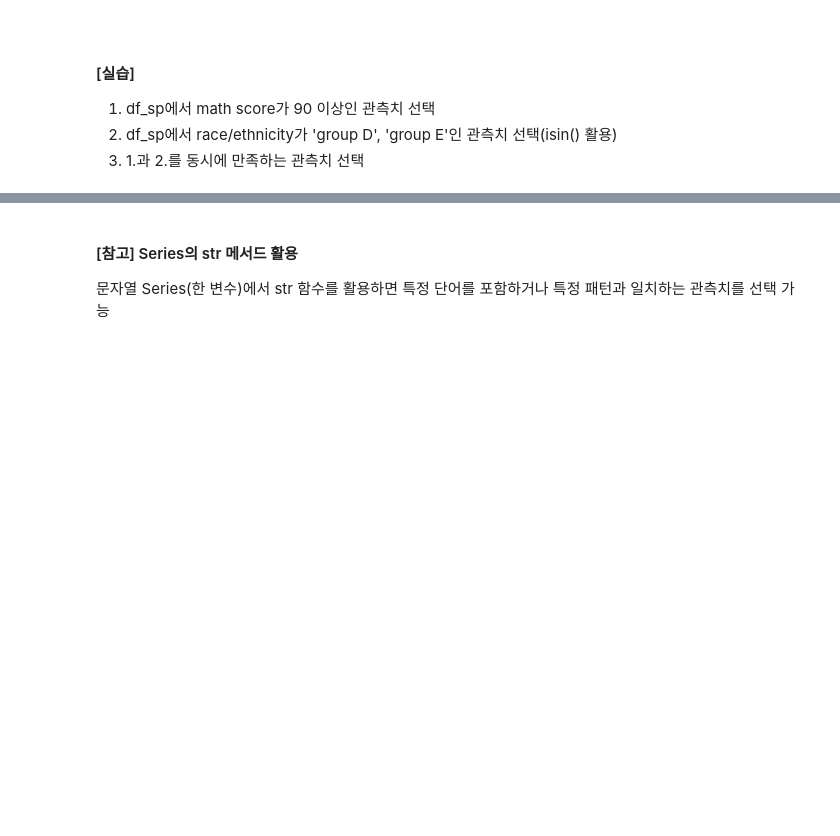
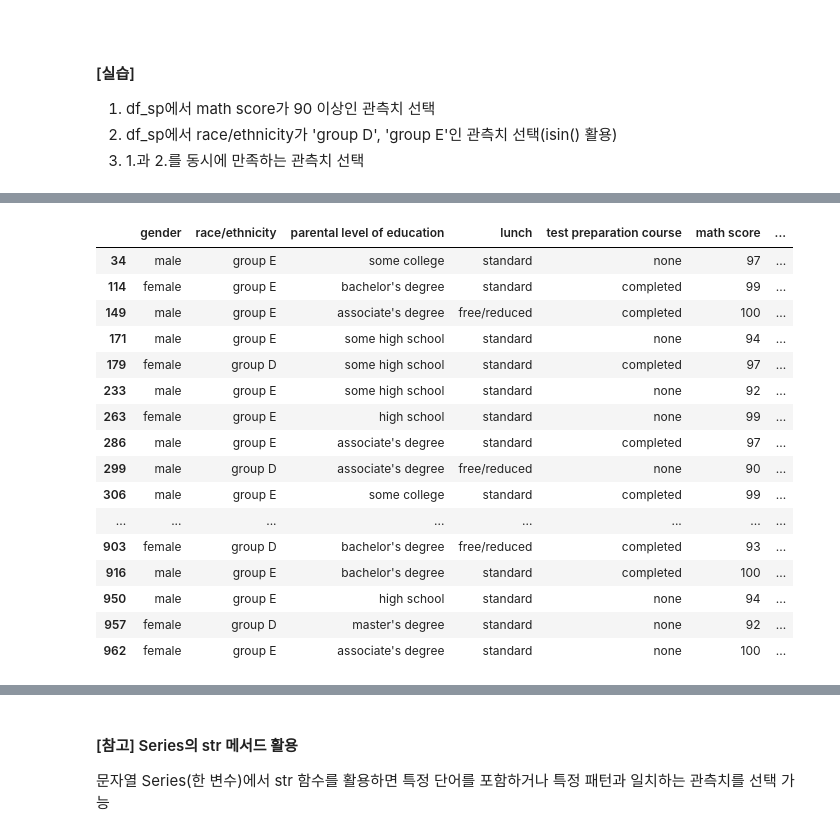
Before and after one commit to jonhpark7966/fastcampus_python_data_analysis, a Jupyter notebook: 20230711_remote/04_데이터 결합 및 부분 선택.ipynb, the cells around one changed output, grey strips where cells are left out. Cells and saved outputs as stored; diff of their text form; code cells hidden in the pictures; blank space fills up the shorter version.

```diff
--- a/20230711_remote/04_데이터 결합 및 부분 선택.ipynb
+++ b/20230711_remote/04_데이터 결합 및 부분 선택.ipynb
@@ -484,0 +415,3 @@ df_sp.head()
+# %%
+cond_race = df_sp['race/ethnicity'].isin(['group D', 'group E'])
+df_sp[cond_race]
@@ -484,0 +432,20 @@ df_sp.head()
+# %%
+df_sp[cond_math & cond_race]
+# %% [output]
+|  | gender | race/ethnicity | parental level of education | lunch | test preparation course | math score | ... |
+| 34 | male | group E | some college | standard | none | 97 | ... |
+| 114 | female | group E | bachelor's degree | standard | completed | 99 | ... |
+| 149 | male | group E | associate's degree | free/reduced | completed | 100 | ... |
+| 171 | male | group E | some high school | standard | none | 94 | ... |
+| 179 | female | group D | some high school | standard | completed | 97 | ... |
+| 233 | male | group E | some high school | standard | none | 92 | ... |
+| 263 | female | group E | high school | standard | none | 99 | ... |
+| 286 | male | group E | associate's degree | standard | completed | 97 | ... |
+| 299 | male | group D | associate's degree | free/reduced | none | 90 | ... |
+| 306 | male | group E | some college | standard | completed | 99 | ... |
+| ... | ... | ... | ... | ... | ... | ... | ... |
+| 903 | female | group D | bachelor's degree | free/reduced | completed | 93 | ... |
+| 916 | male | group E | bachelor's degree | standard | completed | 100 | ... |
+| 950 | male | group E | high school | standard | none | 94 | ... |
+| 957 | female | group D | master's degree | standard | none | 92 | ... |
+| 962 | female | group E | associate's degree | standard | none | 100 | ... |
```
Also changed, not shown: parts of 60 cells of this notebook, 1 other file.
